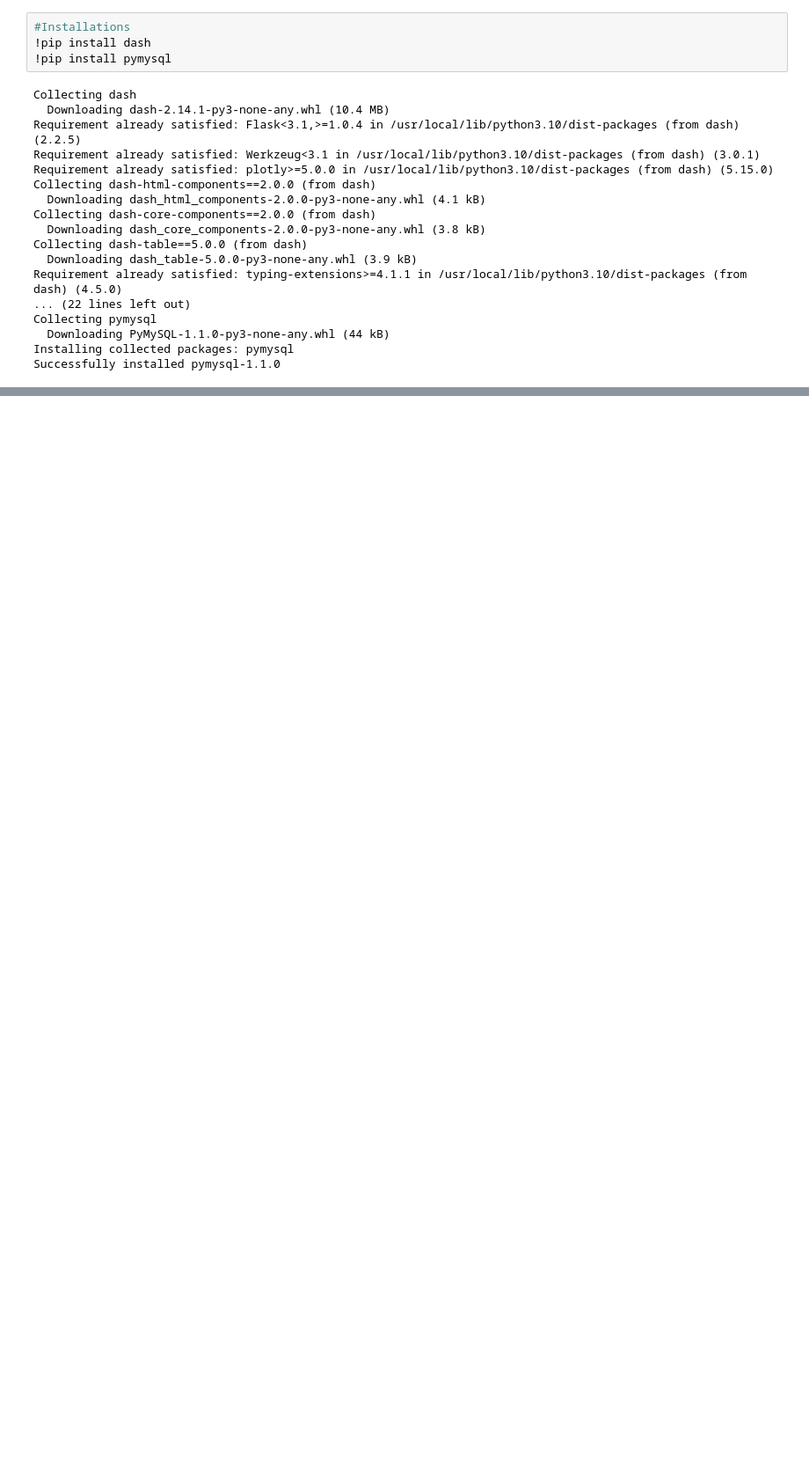
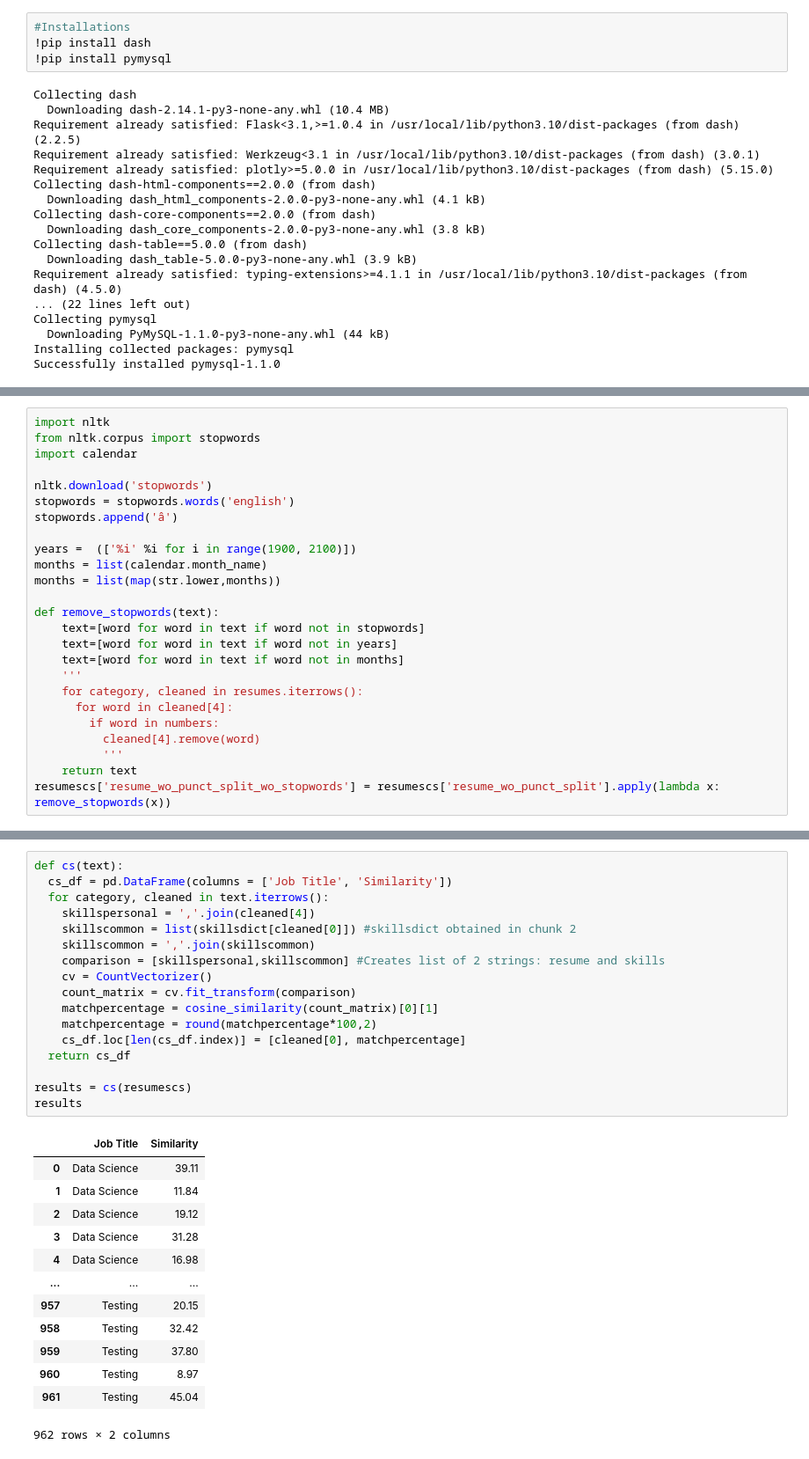
Before and after one commit to knw5289/Parent-Paper-1, a Jupyter notebook: Modified_Implmentation_of_dash.ipynb, the cells around one changed output, grey strips where cells are left out. Shown at 88% size. Saved outputs shown, nothing was run; the diff lists cells and outputs as text; blank space fills up the shorter version.

```diff
--- a/Modified_Implmentation_of_dash.ipynb
+++ b/Modified_Implmentation_of_dash.ipynb
@@ -549,0 +583,25 @@ from sklearn.feature_extraction.text import CountVectorizer
+# %%
+import nltk
+from nltk.corpus import stopwords
+import calendar
+
+nltk.download('stopwords')
+stopwords = stopwords.words('english')
+stopwords.append('â')
+
+years =  (['%i' %i for i in range(1900, 2100)])
+months = list(calendar.month_name)
+months = list(map(str.lower,months))
+
+def remove_stopwords(text):
+    text=[word for word in text if word not in stopwords]
+    text=[word for word in text if word not in years]
+    text=[word for word in text if word not in months]
+    '''
+    for category, cleaned in resumes.iterrows():
+      for word in cleaned[4]:
+        if word in numbers:
+          cleaned[4].remove(word)
+          '''
+    return text
+resumescs['resume_wo_punct_split_wo_stopwords'] = resumescs['resume_wo_punct_split'].apply(lambda x: remove_stopwords(x))
@@ -549,0 +613,31 @@ from sklearn.feature_extraction.text import CountVectorizer
+# %%
+def cs(text):
+  cs_df = pd.DataFrame(columns = ['Job Title', 'Similarity'])
+  for category, cleaned in text.iterrows():
+    skillspersonal = ','.join(cleaned[4])
+    skillscommon = list(skillsdict[cleaned[0]]) #skillsdict obtained in chunk 2
+    skillscommon = ','.join(skillscommon)
+    comparison = [skillspersonal,skillscommon] #Creates list of 2 strings: resume and skills
+    cv = CountVectorizer()
+    count_matrix = cv.fit_transform(comparison)
+    matchpercentage = cosine_similarity(count_matrix)[0][1]
+    matchpercentage = round(matchpercentage*100,2)
+    cs_df.loc[len(cs_df.index)] = [cleaned[0], matchpercentage]
+  return cs_df
+
+results = cs(resumescs)
+results
+# %% [output]
+|  | Job Title | Similarity |
+| 0 | Data Science | 39.11 |
+| 1 | Data Science | 11.84 |
+| 2 | Data Science | 19.12 |
+| 3 | Data Science | 31.28 |
+| 4 | Data Science | 16.98 |
+| ... | ... | ... |
+| 957 | Testing | 20.15 |
+| 958 | Testing | 32.42 |
+| 959 | Testing | 37.80 |
+| 960 | Testing | 8.97 |
+| 961 | Testing | 45.04 |
+962 rows × 2 columns
```
Also changed, not shown: parts of 14 cells of this notebook.
